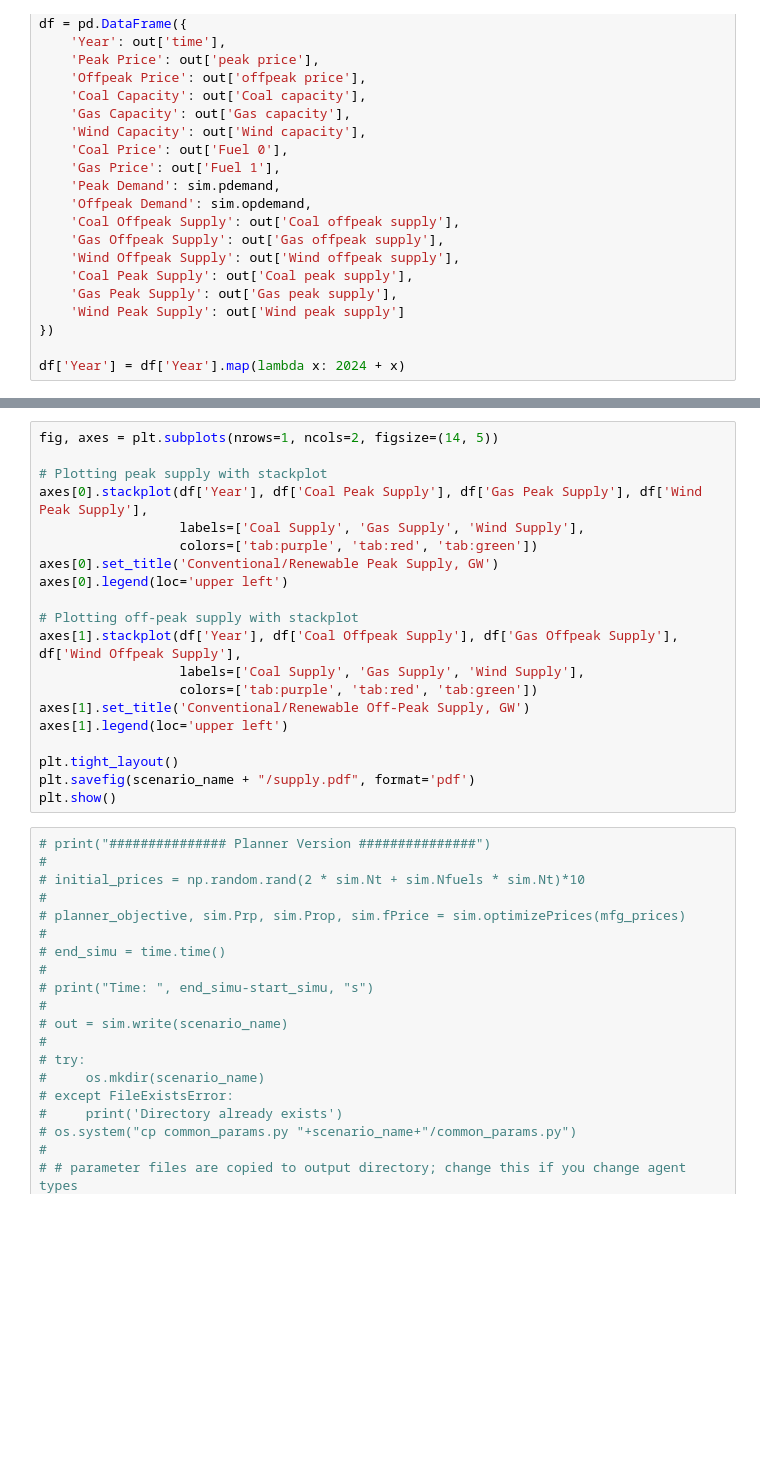
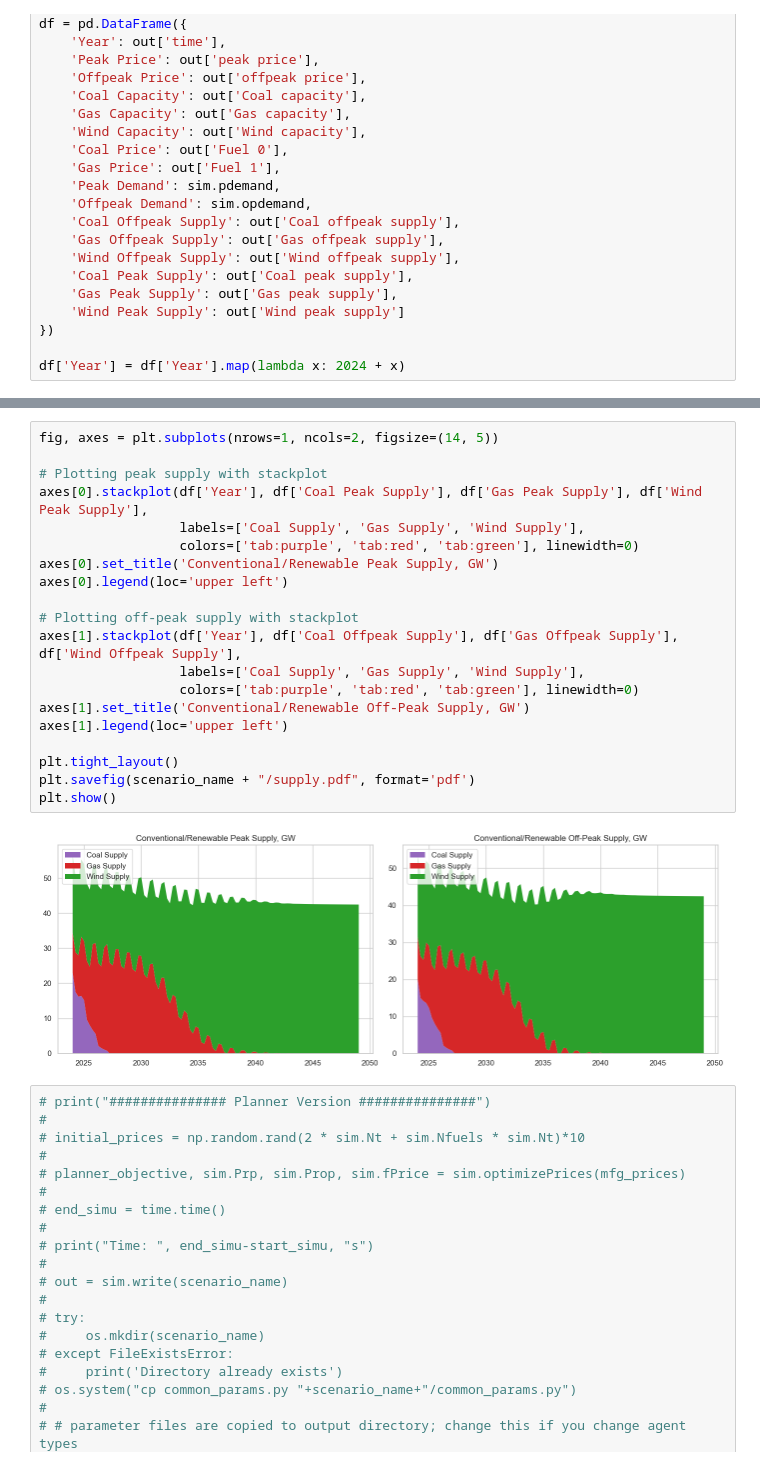
Before and after one commit to aliciabassiere/mfg_elec, a Jupyter notebook: simulation_nb.ipynb, the cells around one changed output, grey strips where cells are left out. Saved outputs shown, nothing was run; the diff lists cells and outputs as text; blank space fills up the shorter version.

```diff
--- a/simulation_nb.ipynb
+++ b/simulation_nb.ipynb
@@ -130,23 +156,25 @@ plt.show()
 # %%
 fig, axes = plt.subplots(nrows=1, ncols=2, figsize=(14, 5))
 
 # Plotting peak supply with stackplot
 axes[0].stackplot(df['Year'], df['Coal Peak Supply'], df['Gas Peak Supply'], df['Wind Peak Supply'],
                   labels=['Coal Supply', 'Gas Supply', 'Wind Supply'],
-                  colors=['tab:purple', 'tab:red', 'tab:green'])
+                  colors=['tab:purple', 'tab:red', 'tab:green'], linewidth=0)
 axes[0].set_title('Conventional/Renewable Peak Supply, GW')
 axes[0].legend(loc='upper left')
 
 # Plotting off-peak supply with stackplot
 axes[1].stackplot(df['Year'], df['Coal Offpeak Supply'], df['Gas Offpeak Supply'], df['Wind Offpeak Supply'],
                   labels=['Coal Supply', 'Gas Supply', 'Wind Supply'],
-                  colors=['tab:purple', 'tab:red', 'tab:green'])
+                  colors=['tab:purple', 'tab:red', 'tab:green'], linewidth=0)
 axes[1].set_title('Conventional/Renewable Off-Peak Supply, GW')
 axes[1].legend(loc='upper left')
 
 plt.tight_layout()
 plt.savefig(scenario_name + "/supply.pdf", format='pdf')
 plt.show()
+# %% [output]
+[figure, added]
 # %%
 # print("############### Planner Version ###############")
 #
```
Also changed, not shown: parts of 5 cells of this notebook, 1 other file.
